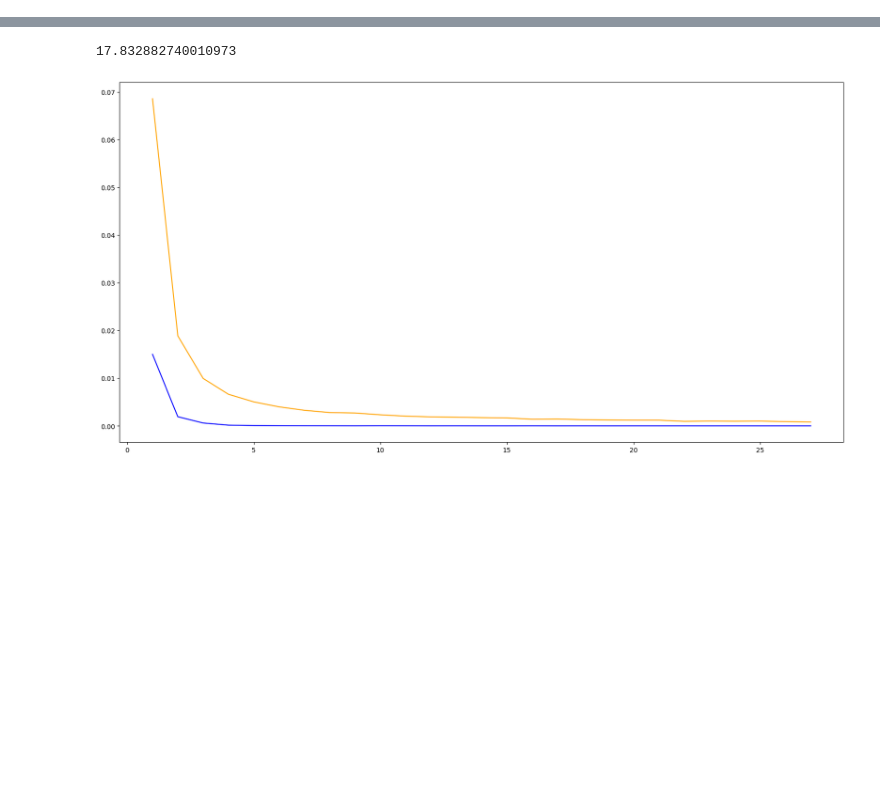
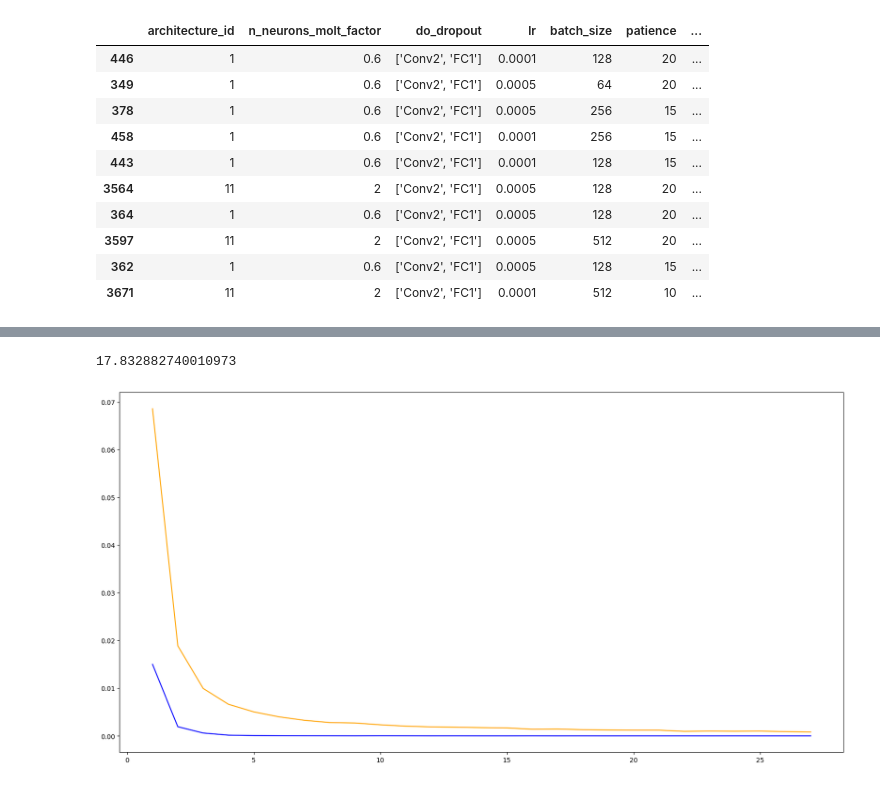
Before and after one commit to Lotto98/Sign-Language-MNIST, a Jupyter notebook: src/plots.ipynb, the cells around one changed output, grey strips where cells are left out. Saved outputs shown, nothing was run; the diff lists cells and outputs as text; code cells hidden in the pictures; blank space fills up the shorter version.

```diff
--- a/src/plots.ipynb
+++ b/src/plots.ipynb
@@ -22,0 +74,14 @@ best_index = tests["test_accuracies"].argmax()
+# %%
+all_Classifier_2_results.sort_values("test_accuracies",ascending=False).head(10)
+# %% [output]
+|  | architecture_id | n_neurons_molt_factor | do_dropout | lr | batch_size | patience | ... |
+| 446 | 1 | 0.6 | ['Conv2', 'FC1'] | 0.0001 | 128 | 20 | ... |
+| 349 | 1 | 0.6 | ['Conv2', 'FC1'] | 0.0005 | 64 | 20 | ... |
+| 378 | 1 | 0.6 | ['Conv2', 'FC1'] | 0.0005 | 256 | 15 | ... |
+| 458 | 1 | 0.6 | ['Conv2', 'FC1'] | 0.0001 | 256 | 15 | ... |
+| 443 | 1 | 0.6 | ['Conv2', 'FC1'] | 0.0001 | 128 | 15 | ... |
+| 3564 | 11 | 2 | ['Conv2', 'FC1'] | 0.0005 | 128 | 20 | ... |
+| 364 | 1 | 0.6 | ['Conv2', 'FC1'] | 0.0005 | 128 | 20 | ... |
+| 3597 | 11 | 2 | ['Conv2', 'FC1'] | 0.0005 | 512 | 20 | ... |
+| 362 | 1 | 0.6 | ['Conv2', 'FC1'] | 0.0005 | 128 | 15 | ... |
+| 3671 | 11 | 2 | ['Conv2', 'FC1'] | 0.0001 | 512 | 10 | ... |
```
Also changed, not shown: parts of 22 cells of this notebook, 4 other files.
